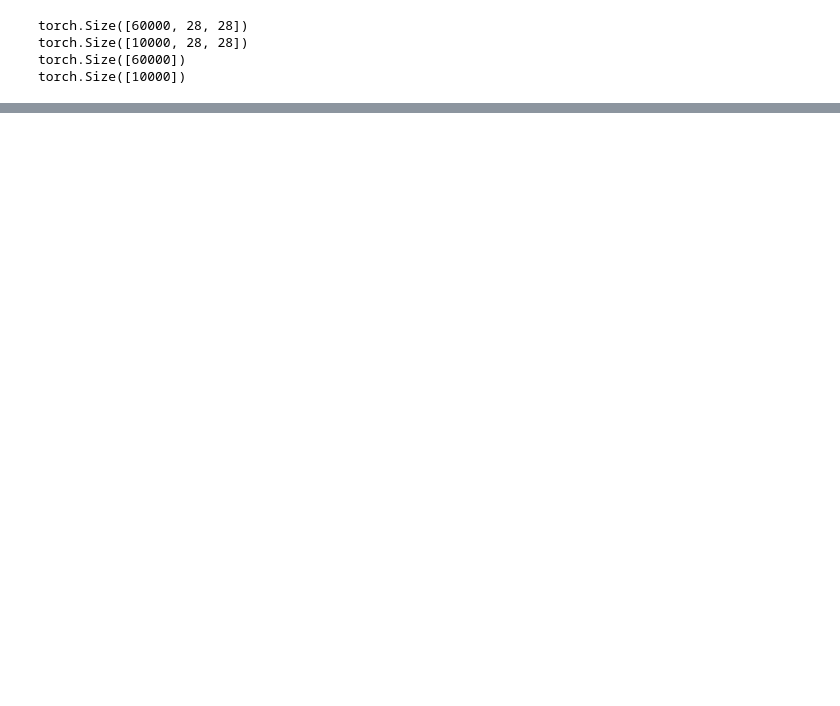
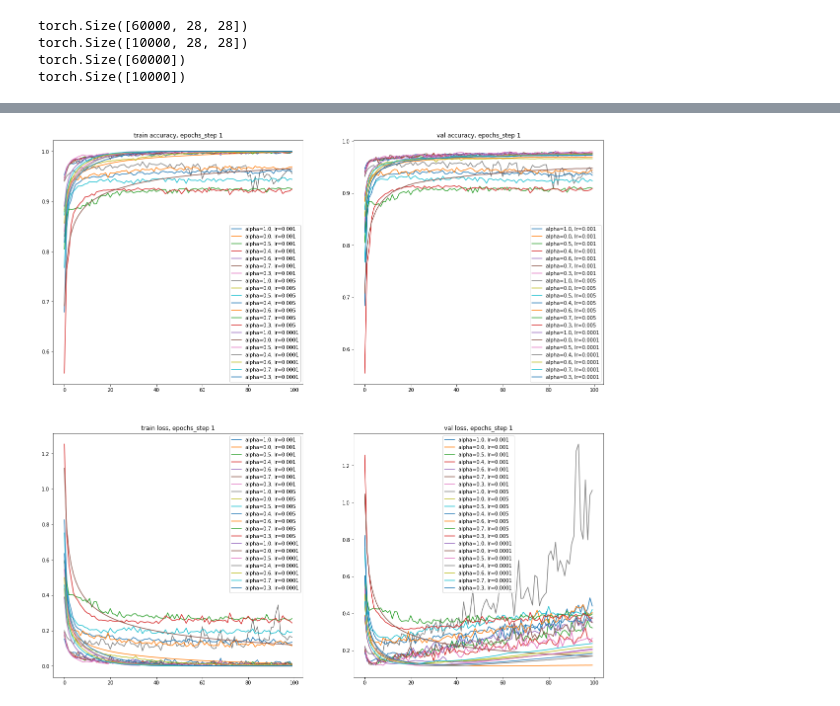
Before and after one commit to Jiaanzhu/CS-439-OptML-Mixed-Optimizer, a Jupyter notebook: MAS.ipynb, the cells around one changed output, grey strips where cells are left out. Drawn from its saved outputs; the diff is of its cells as text; code cells hidden in the pictures; blank space fills up the shorter version.

```diff
--- a/MAS.ipynb
+++ b/MAS.ipynb
@@ -57,0 +290,26 @@ def accuracy(y_pred,y_ground):
+# %%
+import time
+import matplotlib.pyplot as plt
+import numpy as np
+from optimizer import *
+
+torch.manual_seed(123456789) # seeding for weight initialization and train
+
+histories = []
+
+gammas = [1e-3, 5e-3, 1e-4]
+alphas = [1, 0, 0.5, 0.4, 0.6, 0.7, 0.3]
+batch_size = 256
+
+mesh = np.meshgrid(alphas, gammas)
+
+for alpha,lr in zip(mesh[0].ravel(),mesh[1].ravel()):
+    print('adam_w: {} | learning-rate: {}'.format(alpha,lr))
+    # reset weights
+    mlp = MLP().to(device)
+
+    history = train(mlp, mnist_train.float(), mnist_trainlabel,
+                mnist_test.float(), mnist_testlabel,
+                mini_batch_size=batch_size,nb_epochs = 100,eta=lr,verbose=False, adam_w=alpha, sgd_w=1-alpha)
+
+    histories.append(history)
@@ -57,0 +334,21 @@ def accuracy(y_pred,y_ground):
+# %%
+fig,ax = plt.subplots(2,2,figsize=(20,20))
+for j,(alpha,lr) in enumerate(zip(mesh[0].ravel(),mesh[1].ravel())):
+  ax[0,0].plot([i for i in range(100)],histories[j]['acc'],label='alpha={}, lr={}'.format(alpha,lr))
+  ax[0,1].plot([i for i in range(100)],histories[j]['acc_val'],label='alpha={}, lr={}'.format(alpha,lr))
+
+  ax[1,0].plot([i for i in range(100)],histories[j]['loss'],label='alpha={}, lr={}'.format(alpha,lr))
+  ax[1,1].plot([i for i in range(100)],histories[j]['loss_val'],label='alpha={}, lr={}'.format(alpha,lr))
+
+ax[0,0].legend()
+ax[0,1].legend()
+ax[1,0].legend()
+ax[1,1].legend()
+
+ax[0,0].set_title('train accuracy, epochs_step 1')
+ax[0,1].set_title('val accuracy, epochs_step 1')
+ax[1,0].set_title('train loss, epochs_step 1')
+ax[1,1].set_title('val loss, epochs_step 1')
+plt.show()
+# %% [output]
+[figure, added]
```
Also changed, not shown: parts of 9 cells of this notebook.
